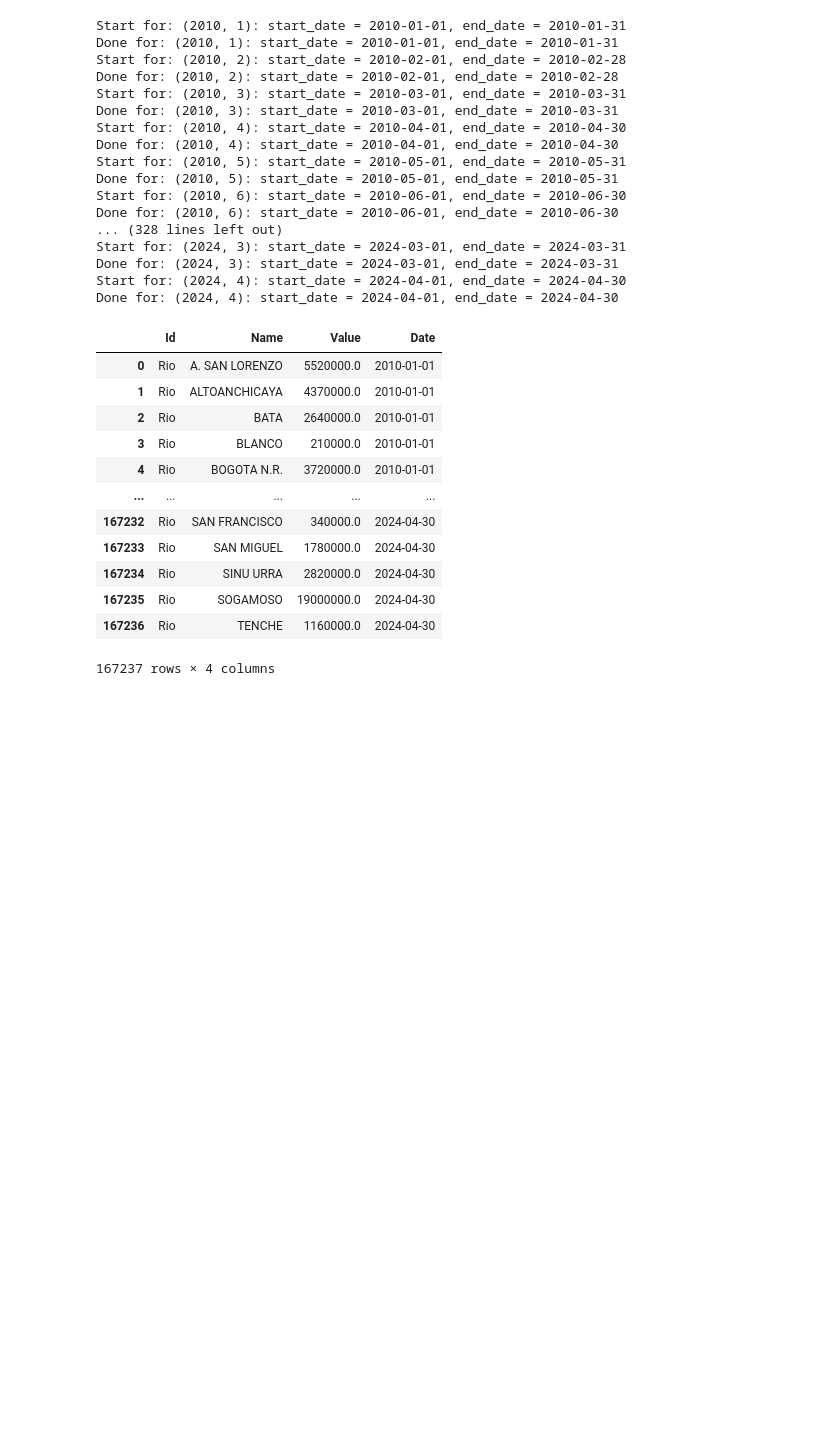
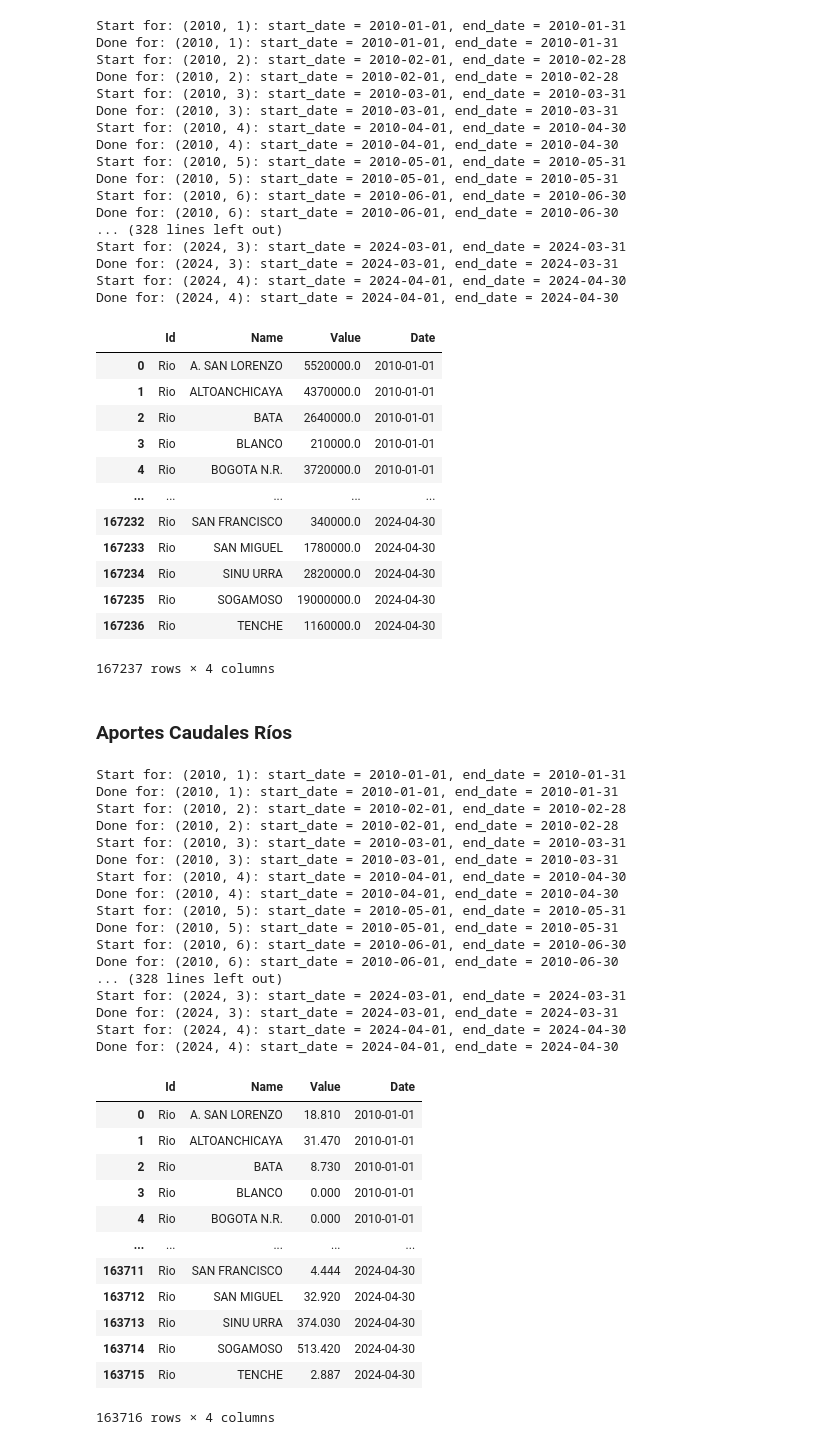
Before and after one commit to sistema-electrico-colombia/extraccion-datos-API, a Jupyter notebook: extraccion_datos_api_xm.ipynb, the cells around one changed output. Saved outputs shown, nothing was run; the diff lists cells and outputs as text; code cells hidden in the pictures; blank space fills up the shorter version.

Commit message:
[ADD] 🌊 Aportes en Caudal por Rio

```diff
--- a/extraccion_datos_api_xm.ipynb
+++ b/extraccion_datos_api_xm.ipynb
@@ -763,3 +763,42 @@ Done for: (2024, 4): start_date = 2024-04-01, end_date = 2024-04-30
 167237 rows × 4 columns
 # %%
 df_aportes_energia_rio_media_historica.to_json('./data/aportes_energia_rio_media_historica.json', orient='records', lines=True)
+# %% [markdown]
+### Aportes Caudales Ríos
+# %%
+date_dict = generate_date_dict(2010, 2024, 4)
+metric = 'AporCaudal'
+num_metric = 0
+df_aportes_caudal = extract_metric(date_dict,metric,num_metric)
+df_aportes_caudal
+# %% [output]
+Start for: (2010, 1): start_date = 2010-01-01, end_date = 2010-01-31
+Done for: (2010, 1): start_date = 2010-01-01, end_date = 2010-01-31
+Start for: (2010, 2): start_date = 2010-02-01, end_date = 2010-02-28
+Done for: (2010, 2): start_date = 2010-02-01, end_date = 2010-02-28
+Start for: (2010, 3): start_date = 2010-03-01, end_date = 2010-03-31
+Done for: (2010, 3): start_date = 2010-03-01, end_date = 2010-03-31
+Start for: (2010, 4): start_date = 2010-04-01, end_date = 2010-04-30
+Done for: (2010, 4): start_date = 2010-04-01, end_date = 2010-04-30
+Start for: (2010, 5): start_date = 2010-05-01, end_date = 2010-05-31
+Done for: (2010, 5): start_date = 2010-05-01, end_date = 2010-05-31
+Start for: (2010, 6): start_date = 2010-06-01, end_date = 2010-06-30
+Done for: (2010, 6): start_date = 2010-06-01, end_date = 2010-06-30
+... (328 lines left out)
+Start for: (2024, 3): start_date = 2024-03-01, end_date = 2024-03-31
+Done for: (2024, 3): start_date = 2024-03-01, end_date = 2024-03-31
+Start for: (2024, 4): start_date = 2024-04-01, end_date = 2024-04-30
+Done for: (2024, 4): start_date = 2024-04-01, end_date = 2024-04-30
+|  | Id | Name | Value | Date |
+| 0 | Rio | A. SAN LORENZO | 18.810 | 2010-01-01 |
+| 1 | Rio | ALTOANCHICAYA | 31.470 | 2010-01-01 |
+| 2 | Rio | BATA | 8.730 | 2010-01-01 |
+| 3 | Rio | BLANCO | 0.000 | 2010-01-01 |
+| 4 | Rio | BOGOTA N.R. | 0.000 | 2010-01-01 |
+| ... | ... | ... | ... | ... |
+| 163711 | Rio | SAN FRANCISCO | 4.444 | 2024-04-30 |
+| 163712 | Rio | SAN MIGUEL | 32.920 | 2024-04-30 |
+| 163713 | Rio | SINU URRA | 374.030 | 2024-04-30 |
+| 163714 | Rio | SOGAMOSO | 513.420 | 2024-04-30 |
+| 163715 | Rio | TENCHE | 2.887 | 2024-04-30 |
+163716 rows × 4 columns
```
Also changed, not shown: parts of 1 cell of this notebook, 1 other file.
